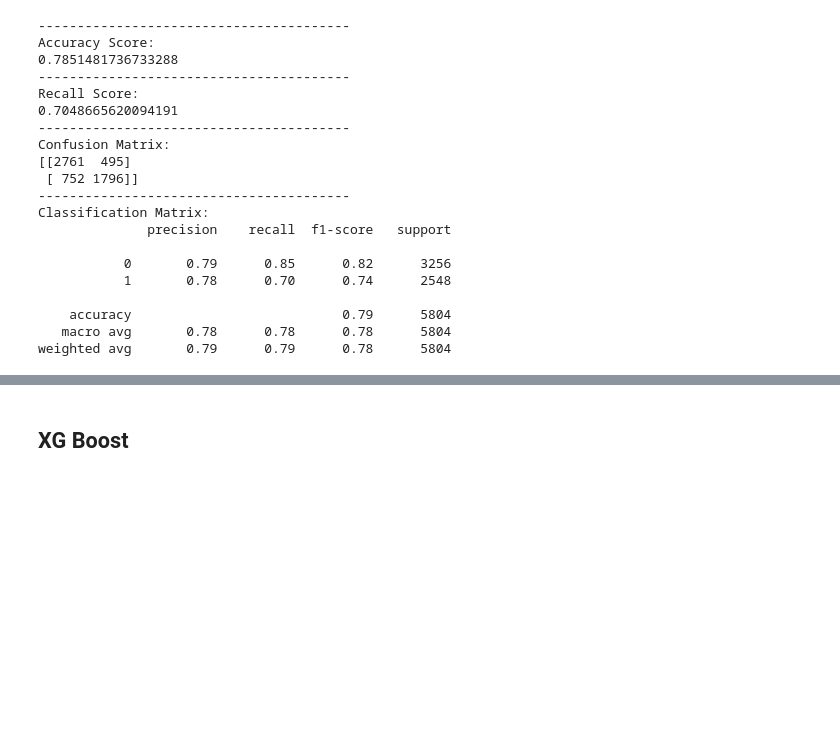
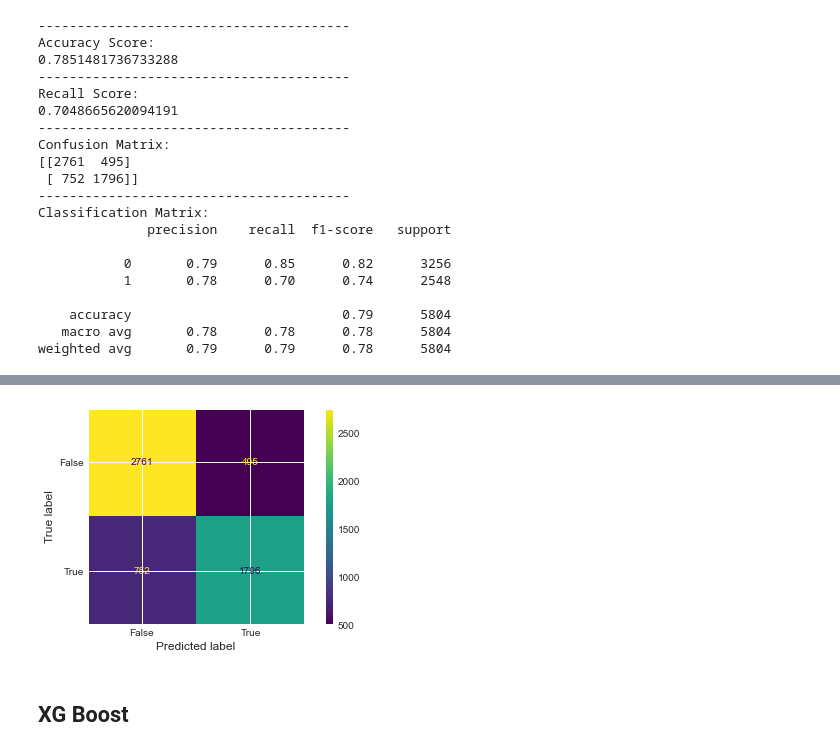
Before and after one commit to litzysj/Tanzania-Water-Well, a Jupyter notebook: Notebooks/King/Phase3King.ipynb, the cells around one changed output, grey strips where cells are left out. Saved outputs shown, nothing was run; the diff lists cells and outputs as text; code cells hidden in the pictures; blank space fills up the shorter version.

```diff
--- a/Notebooks/King/Phase3King.ipynb
+++ b/Notebooks/King/Phase3King.ipynb
@@ -987,3 +986,7 @@ plot_confusion_matrix(dtree_gscv, X_train, y_train)
+# %%
+plot_confusion_matrix(dtree_gscv, X_test, y_test, display_labels=['False', 'True']);
+# %% [output]
+[figure, added]
 # %% [markdown]
 ## XG Boost
 # %%
```
Also changed, not shown: parts of 2 cells of this notebook.
